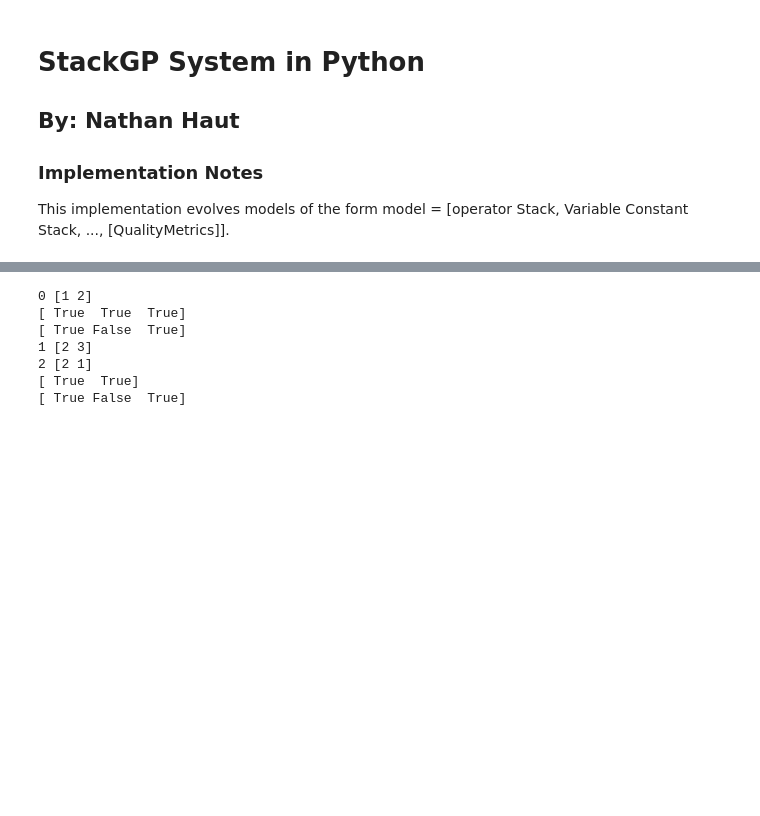
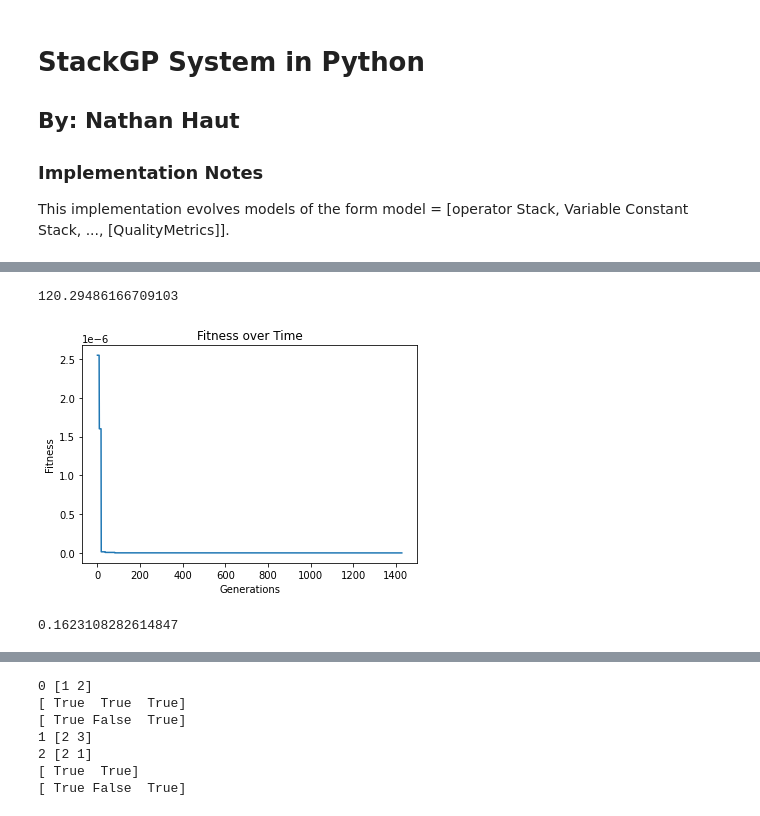
Before and after one commit to hoolagans/StackGP, a Jupyter notebook: StackGP Python.ipynb, the cells around one changed output, grey strips where cells are left out. Saved outputs shown, nothing was run; the diff lists cells and outputs as text; code cells hidden in the pictures; blank space fills up the shorter version.

```diff
--- a/StackGP Python.ipynb
+++ b/StackGP Python.ipynb
@@ -112,7 +112,7 @@ variableSelect.__doc__ = "variableSelect(n) is a function that creates a functio
 def generateRandomModel(variables,ops,const,maxLength):  #Generates a random GP model
     prog = buildEmptyModel()                             #Generate an empty model with correct structure
     varChoices=[variableSelect(i) for i in range(variables)]+const                           #All variable and constants choices
-    prog[0]=np.random.choice(ops,random.randint(1,maxLength)) #Choose random operators
+    prog[0]=np.array(np.random.choice(ops,random.randint(1,maxLength)),dtype=object) #Choose random operators
     countVars=modelArity(prog)    #Count how many variables/constants are needed
     prog[1]=np.random.choice(varChoices,countVars)       #Choose random variables/constants
     prog[1]=[i() if (callable(i) and i.__name__!='<lambda>' )else i for i in prog[1]] #If function then evaluate
@@ -424,11 +424,11 @@ def trimModel(mod): #Removes extra pop operators that do nothing
 
 def alignGPModel(model, data, response): #Aligns a model
     prediction=evaluateGPModel(model,data)
-    if (not all(np.isfinite(np.array(prediction)))) or np.all(prediction==0):
+    if (not all(np.isfinite(np.array(prediction)))) or np.all(prediction==prediction[0]):
         return model
     align=np.polyfit(prediction,response,1)
     newModel=trimModel(model)
-    newModel[0]=np.array(newModel[0].tolist()+[mult,add])
+    newModel[0]=np.array(newModel[0].tolist()+[mult,add],dtype=object)
     newModel[1]=newModel[1]+align.tolist()
     setModelQuality(newModel,data,response)
     return newModel
@@ -505,5 +505,5 @@ def evolve(inputData, responseData, generations=100, ops=defaultOps(), const=def
 
     return models
 # %%
-inputData=np.array([[1,2,3],[1.2,1.1,2.3]])
-response=np.exp(-((inputData[0]/inputData[1])**2)/2)/(inputData[1]*sqrt(2*np.pi))
+inputData=np.array([np.random.uniform(1,3,3)])
+response=np.exp(-(inputData[0]**2)/2)/np.sqrt(2*np.pi)
@@ -526,9 +523,14 @@ randomMods[10]
 randomMods=initializeGPModels(3,ops=allOps())
 # %%
 begin=time.perf_counter()
-evolvedMods=evolve(inputData,response,popSize=300,tracking=True,ops=allOps(),capTime=True,timeLimit=120,generations=10000)
+evolvedMods=evolve(inputData,response,popSize=300,tracking=True,ops=allOps(),capTime=True,timeLimit=120,generations=100000)
 print(time.perf_counter()-begin)
+# %% [output]
+120.29486166709103
+[figure, added]
 # %%
-evaluateGPModel(evolvedMods[0],inputData)-response
+np.sqrt(np.mean(np.abs(evaluateGPModel(paretoTournament(evolvedMods)[0],testInput)-testResponse)**2))
+# %% [output]
+0.1623108282614847
 # %%
 paretoTournament(evolvedMods)[0]
```
Also changed, not shown: parts of 10 cells of this notebook.
